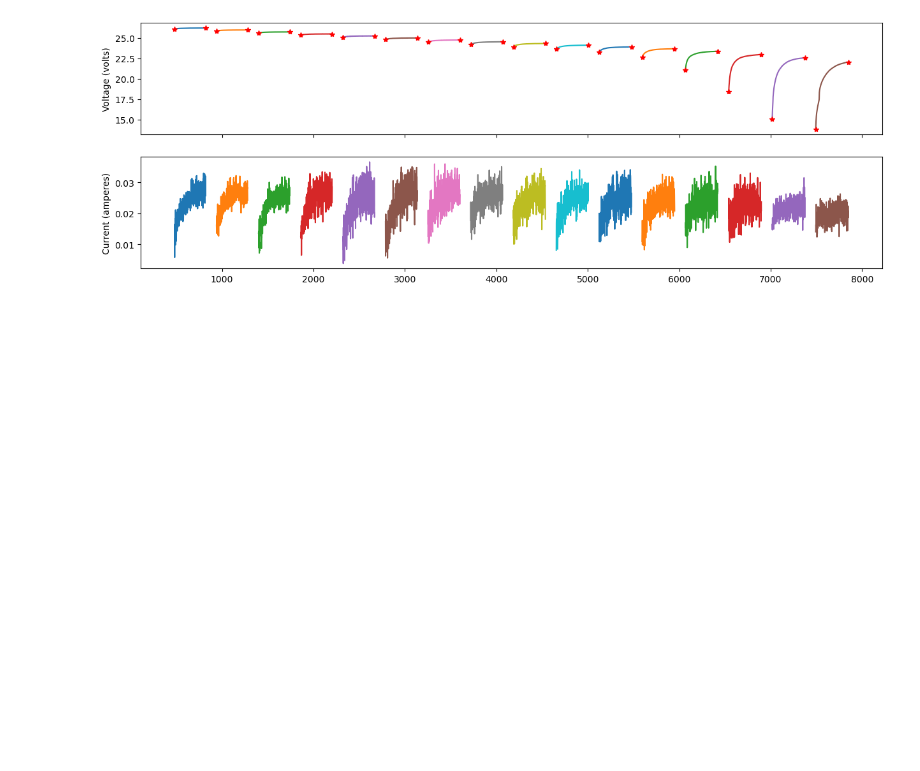
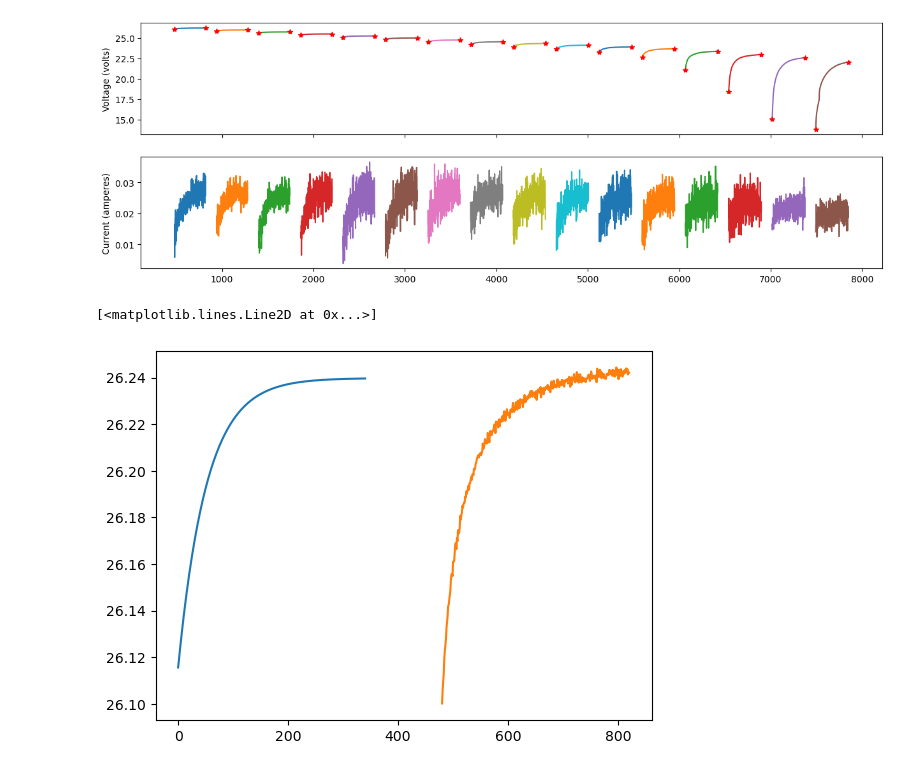
Before and after one commit to benlucke1/aem566, a Jupyter notebook: project3/aem566_project3_main.ipynb, the cells around one changed output. Drawn from its saved outputs; the diff is of its cells as text; code cells hidden in the pictures; blank space fills up the shorter version.

Commit message:
add initial framework for guessing values

```diff
--- a/project3/aem566_project3_main.ipynb
+++ b/project3/aem566_project3_main.ipynb
@@ -99,0 +147,31 @@ def third_order_approx():
+# %%
+# Get initial guesses of parameters OCV, R0, R1, and tau_1 for each rest period
+initial_estimates = np.zeros((len(pairs[:,0]), 4))
+for k in range(len(pairs[:,0])):
+    ocv_est, r0_est, (_, r1_est), tau1_est = initial_estimate_ocv(*pairs[k]), initial_estimate_r0(*pairs[k]),  initial_estimate_r1(*pairs[k]),  initial_estimate_tau1(*pairs[k])
+    initial_estimates[k] = ocv_est, r0_est, r1_est, tau1_est
+# %%
+ys = data.iloc[pairs[0][0]:pairs[0][1],1]
+
+def y(Theta):
+    ts = pairs[0][1] - pairs[0][0]
+    OCV = Theta[0]
+    R0 = Theta[1]
+    R1 = Theta[2]
+    tau1 = Theta[3]
+    i_ts = data.iloc[pairs[0][0] - 1, 1]
+    ntr = -10*(pairs[0][1] - pairs[0][0])
+    t_ser = np.arange(0,abs(ntr/10))
+    vtr = OCV - i_ts*R1*np.exp(-t_ser/tau1*10)
+    return vtr
+# %%
+def resid(Theta):
+    return y(Theta) - data.iloc[pairs[0][0]:pairs[0][1],1]
+# %%
+try1 = least_squares(resid, initial_estimates[0])
+# %%
+plt.plot(y(try1.x))
+plt.plot(ys)
+# %% [output]
+[<matplotlib.lines.Line2D at 0x...>]
+[figure, added]
```
Also changed, not shown: parts of 13 cells of this notebook.
